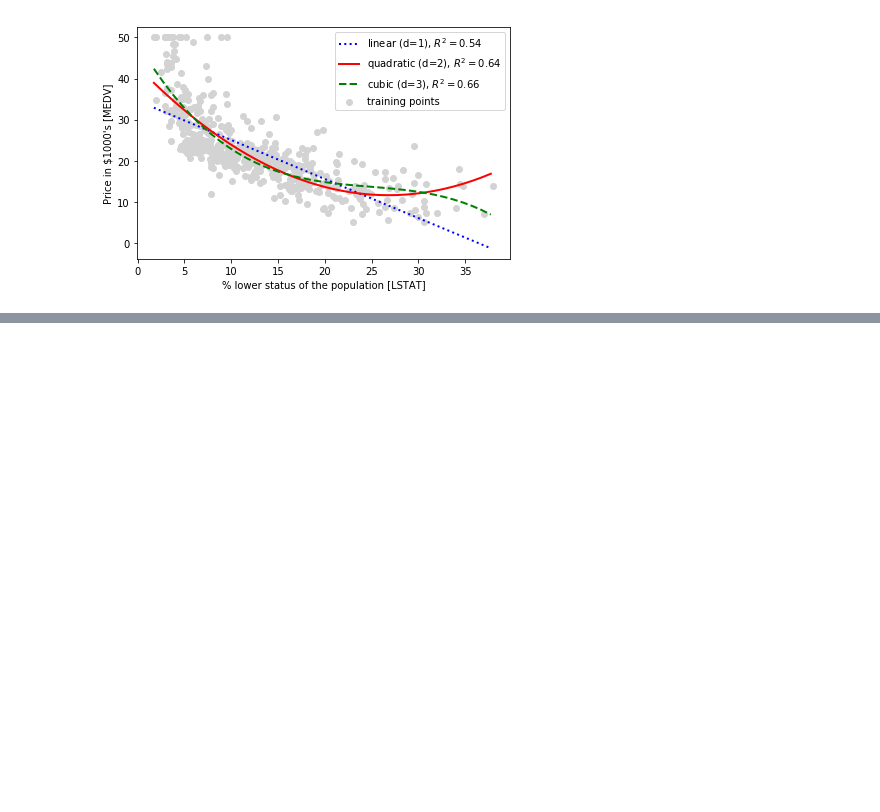
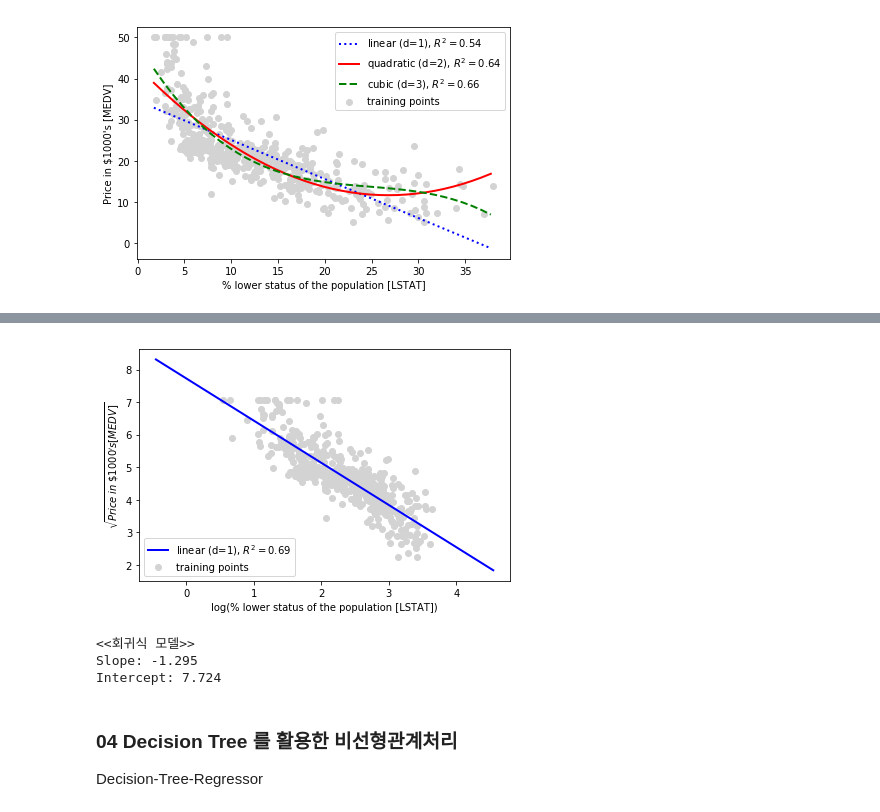
Before and after one commit to Queie/TensorFlow, a Jupyter notebook: 08.Simple Regression.ipynb, the cells around one changed output, grey strips where cells are left out. Drawn from its saved outputs; the diff is of its cells as text; code cells hidden in the pictures; blank space fills up the shorter version.

```diff
--- a/08.Simple Regression.ipynb
+++ b/08.Simple Regression.ipynb
@@ -584,0 +590,35 @@ plt.legend(loc='upper right'); plt.tight_layout(); plt.show()
+# %%
+X = df[['LSTAT']].values
+y = df['MEDV'].values
+
+# transform features
+X_log = np.log(X)
+y_sqrt = np.sqrt(y)
+# %%
+# X 를 Log 값으로, Y 를 R^2로 선형회귀를 적용
+X_fit = np.arange(X_log.min()-1, X_log.max()+1, 1)[:, np.newaxis]
+
+regr = LinearRegression()
+regr = regr.fit(X_log, y_sqrt)
+y_lin_fit = regr.predict(X_fit)
+linear_r2 = r2_score(y_sqrt, regr.predict(X_log))
+# %%
+# plot results
+plt.scatter(X_log, y_sqrt, label='training points', color='lightgray')
+
+plt.plot(X_fit, y_lin_fit,
+         label='linear (d=1), $R^2=%.2f$' % linear_r2,
+         color='blue', lw=2)
+
+plt.xlabel('log(% lower status of the population [LSTAT])')
+plt.ylabel('$\sqrt{Price \; in \; \$1000\'s [MEDV]}$')
+plt.legend(loc='lower left'); plt.tight_layout(); plt.show()
+# %% [output]
+[figure, added]
+# %%
+print('<<회귀식 모델>>\nSlope: {:.3f} \nIntercept: {:.3f}'.
+      format(regr.coef_[0], regr.intercept_))
+# %% [output]
+<<회귀식 모델>>
+Slope: -1.295
+Intercept: 7.724
@@ -584,0 +628,3 @@ plt.legend(loc='upper right'); plt.tight_layout(); plt.show()
+# %% [markdown]
+### 04 Decision Tree 를 활용한 비선형관계처리
+Decision-Tree-Regressor
```
Also changed, not shown: parts of 16 cells of this notebook.
